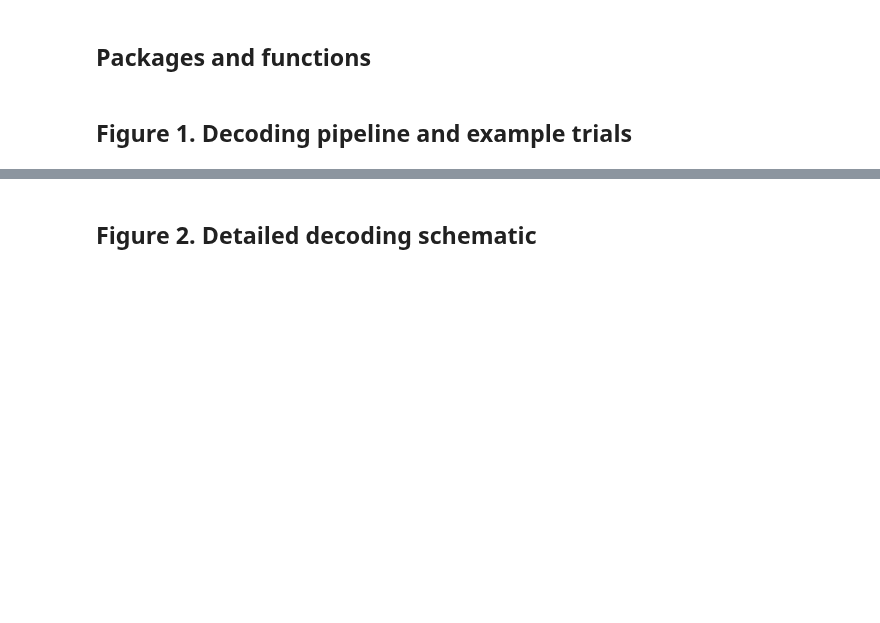
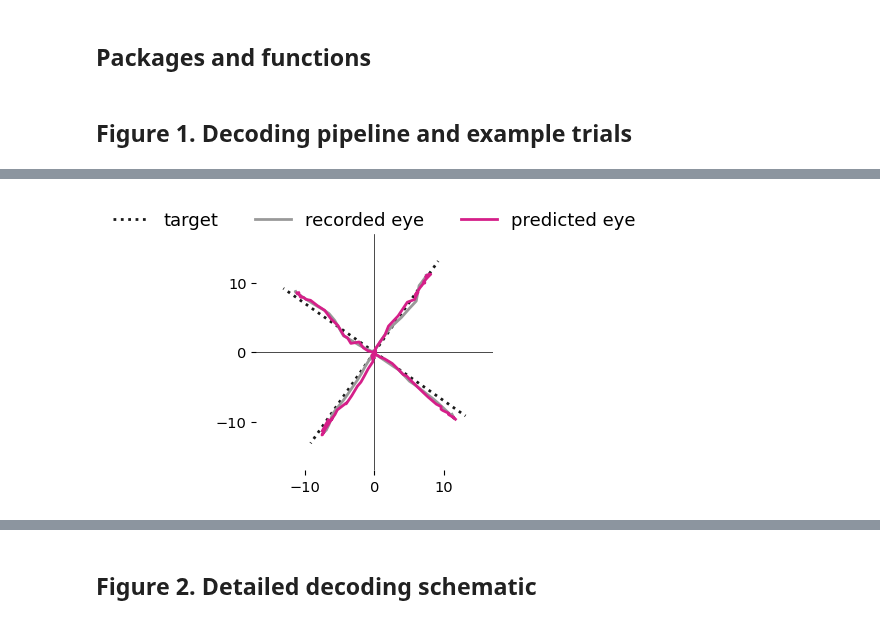
Before and after one commit to mayolabvision/NeuralDecoding, a Jupyter notebook: analyses/Manuscript_FinalPlots2.ipynb, the cells around one changed output, grey strips where cells are left out. Drawn from its saved outputs; the diff is of its cells as text; code cells hidden in the pictures; blank space fills up the shorter version.

```diff
--- a/analyses/Manuscript_FinalPlots2.ipynb
+++ b/analyses/Manuscript_FinalPlots2.ipynb
@@ -539,7 +554,7 @@ for i, angle_deg in enumerate([55, 145, 235, 325]):
         labels.append('target')
 
 for i in range(4):
-    y_true, y_pred = get_eyeTraces(df,c_test,ya_test,yp_test,o='position',mdl=7,fold=0,em='R2',trls=plot_trls[i])
+    y_true, y_pred = get_eyeTraces(df,c_test,ya_test,yp_test,o='position',mdl=7,fold=0,trls=plot_trls[i])
 
     # Plot the true eye traces
     true_line, = ax.plot(y_true[:, 0], y_true[:, 1], linewidth=2, linestyle='solid', color=(0.6, 0.6, 0.6), zorder=2)
@@ -547,33 +562,35 @@ for i in range(4):
         handles.append(true_line)
         labels.append('recorded eye')
 
     decoded_line, = ax.plot(y_pred[:, 0], y_pred[:, 1], linewidth=2, linestyle='solid', color=cols[7], zorder=3)
     if i == 0:
         handles.append(decoded_line)
         labels.append('predicted eye')
 
 ax.axhline(0, color='black', linestyle='-',linewidth=0.5,zorder=0)  # Dashed line at y=0
 ax.axvline(0, color='black', linestyle='-',linewidth=0.5,zorder=0)  # Dashed line at x=0
 
 plt.gca().set_aspect('equal', adjustable='box')
 
 # Create legend with custom handles and labels
 ax.legend(handles=handles, labels=labels, loc='lower center', bbox_to_anchor=(0.5, 0.95),
           fancybox=False, shadow=False, ncol=3, fontsize="13", frameon=False)
 
 ax.set_xlim([-17,17])
 ax.set_xticks([-10,0,10])
 ax.set_ylim([-17,17])
 ax.set_yticks([-10,0,10])
 ax.grid(False)
 ax.spines['top'].set_visible(False)
 ax.spines['right'].set_visible(False)
 ax.spines['bottom'].set_visible(False)
 ax.spines['left'].set_visible(False)
 
 plt.gca().set_aspect('equal', adjustable='box')
 
 fig.savefig(FIG_FOLDER+'/model_4traces.png', dpi=600, bbox_inches='tight')
+# %% [output]
+[figure, added]
 # %%
 fig, ax = plt.subplots(1,1,figsize=(5.75,2.75)) #6,5.5
 plt.rcParams.update({'font.size': 12})
```
Also changed, not shown: parts of 7 cells of this notebook, 5 other files.
